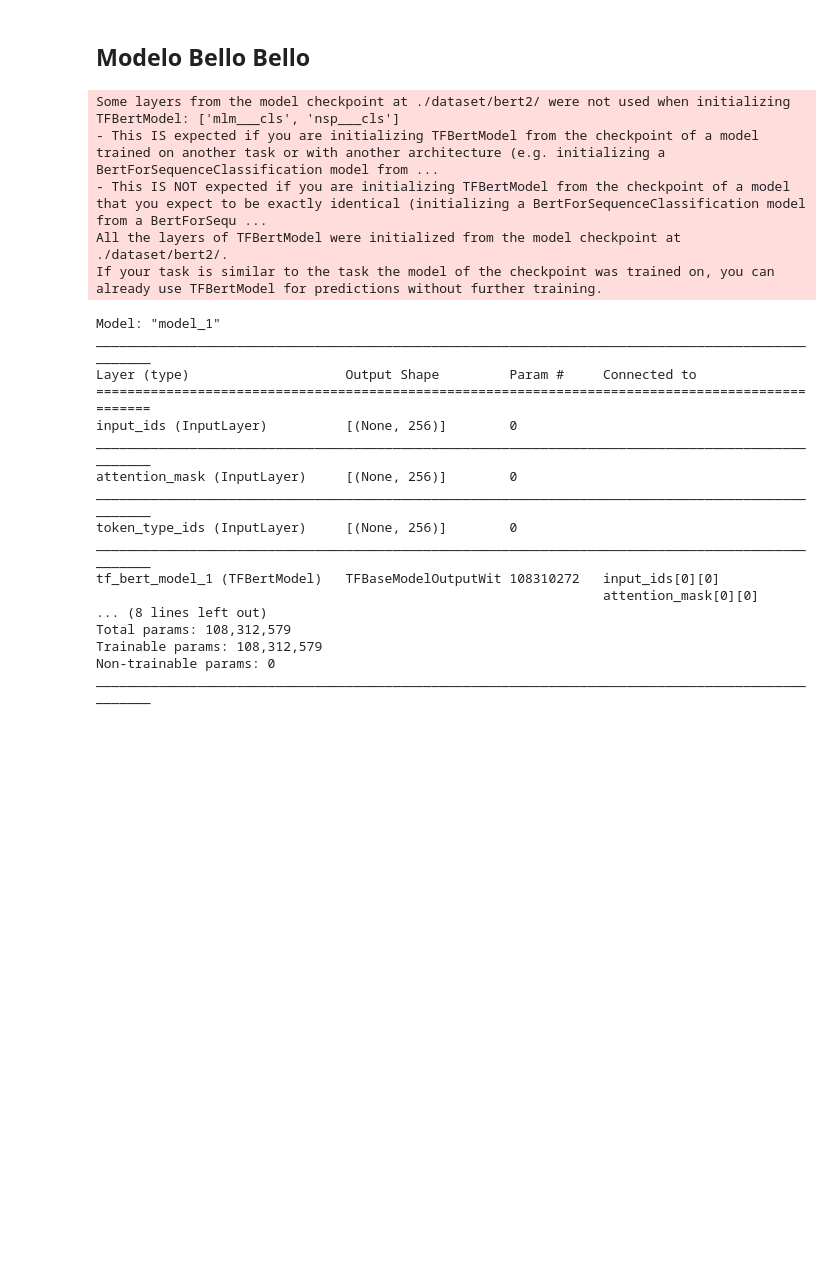
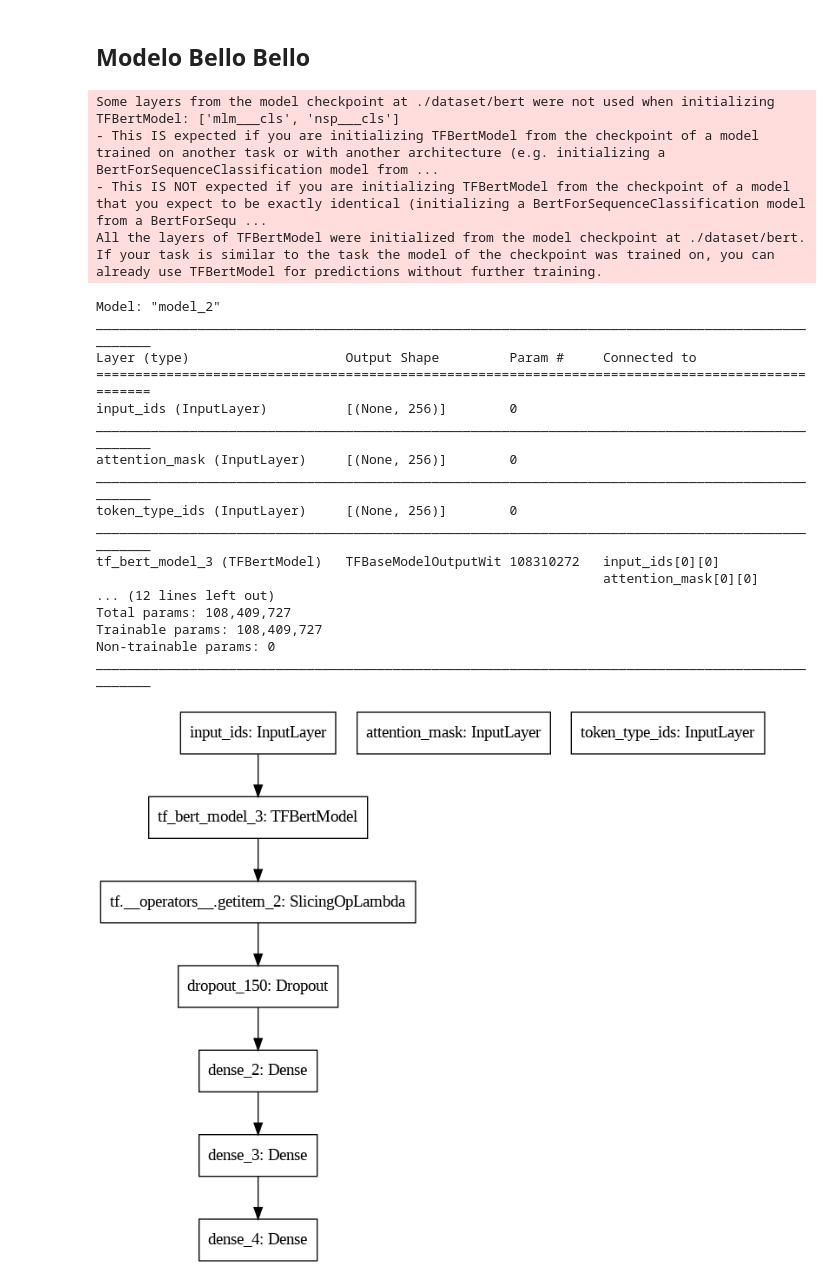
Before and after one commit to Typing-Monkeys/BRUN0-Net, a Jupyter notebook: training/Brun0-Net.ipynb, the cells around one changed output. Drawn from its saved outputs; the diff is of its cells as text; code cells hidden in the pictures; blank space fills up the shorter version.

```diff
--- a/training/Brun0-Net.ipynb
+++ b/training/Brun0-Net.ipynb
@@ -1,2 +5,15 @@
+# %%
+import pandas as pd
+import numpy as np
+import matplotlib.pyplot as plt
+from sklearn.model_selection import train_test_split
+from keras.preprocessing.text import Tokenizer
+import tensorflow as tf
+from transformers import TFBertModel
+import transformers
+from random import shuffle
+
+dataset_path = "./dataset"
+bert_path = f"{dataset_path}/bert"
 # %% [markdown]
 ## Scaricamenti
@@ -401,34 +234,35 @@ from tensorflow.keras import Sequential
 from tensorflow.keras.layers import Dense, LSTM, Dropout, Embedding, Flatten, Input
 from tensorflow.keras.models import Model
 # %%
-def build_model(bert_model, max_len=MAX_LEN):
+def build_model(max_len=MAX_LEN):
     input_ids = Input(shape=(max_len,), dtype=tf.int32, name="input_ids")
     token_type_ids = Input(shape=(max_len,), dtype=tf.int32, name="token_type_ids")
     attention_mask = Input(shape=(max_len,), dtype=tf.int32, name="attention_mask")
+
+    bert_model = (TFBertModel.from_pretrained(bert_path))
 
     sequence_output = bert_model(input_ids, token_type_ids=token_type_ids, attention_mask=attention_mask)[0]
     clf_output = sequence_output[:, 0, :]
 
     clf_output = Dropout(.1)(clf_output)
-    #dense_1 = Dense(124)(clf_output)
-    #dense_2 = Dense(32)(dense_1)
-    out = Dense(3, activation='softmax')(clf_output)
+    dense_1 = Dense(124)(clf_output)
+    dense_2 = Dense(32)(dense_1)
+    out = Dense(3, activation='softmax')(dense_2)
 
     model = Model(inputs=[input_ids, token_type_ids, attention_mask], outputs=out)
-    model.compile(optimizer = "adam", loss ="sparse_categorical_crossentropy", metrics = ["accuracy"] )
+    model.compile(optimizer="adam", loss ="sparse_categorical_crossentropy", metrics = ["accuracy"] )
 
     return model
 
-asd = (TFBertModel.from_pretrained('./dataset/bert2/'))
-model = build_model(asd)
+model = build_model()
 model.summary()
 # %% [output]
-Some layers from the model checkpoint at ./dataset/bert2/ were not used when initializing TFBertModel: ['mlm___cls', 'nsp___cls']
+Some layers from the model checkpoint at ./dataset/bert were not used when initializing TFBertModel: ['mlm___cls', 'nsp___cls']
 - This IS expected if you are initializing TFBertModel from the checkpoint of a model trained on another task or with another architecture (e.g. initializing a BertForSequenceClassification model from ...
 - This IS NOT expected if you are initializing TFBertModel from the checkpoint of a model that you expect to be exactly identical (initializing a BertForSequenceClassification model from a BertForSequ ...
-All the layers of TFBertModel were initialized from the model checkpoint at ./dataset/bert2/.
+All the layers of TFBertModel were initialized from the model checkpoint at ./dataset/bert.
 If your task is similar to the task the model of the checkpoint was trained on, you can already use TFBertModel for predictions without further training.
-Model: "model_1"
+Model: "model_2"
 __________________________________________________________________________________________________
 Layer (type)                    Output Shape         Param #     Connected to
 ==================================================================================================
@@ -438,11 +272,15 @@ attention_mask (InputLayer)     [(None, 256)]        0
 __________________________________________________________________________________________________
 token_type_ids (InputLayer)     [(None, 256)]        0
 __________________________________________________________________________________________________
-tf_bert_model_1 (TFBertModel)   TFBaseModelOutputWit 108310272   input_ids[0][0]
+tf_bert_model_3 (TFBertModel)   TFBaseModelOutputWit 108310272   input_ids[0][0]
                                                                  attention_mask[0][0]
-... (8 lines left out)
-Total params: 108,312,579
-Trainable params: 108,312,579
+... (12 lines left out)
+Total params: 108,409,727
+Trainable params: 108,409,727
 Non-trainable params: 0
 __________________________________________________________________________________________________
+# %%
+keras.utils.plot_model(model, "BRUN0-Net.png")
+# %% [output]
+[figure, added]
 # %%
```
Also changed, not shown: parts of 47 cells of this notebook.
